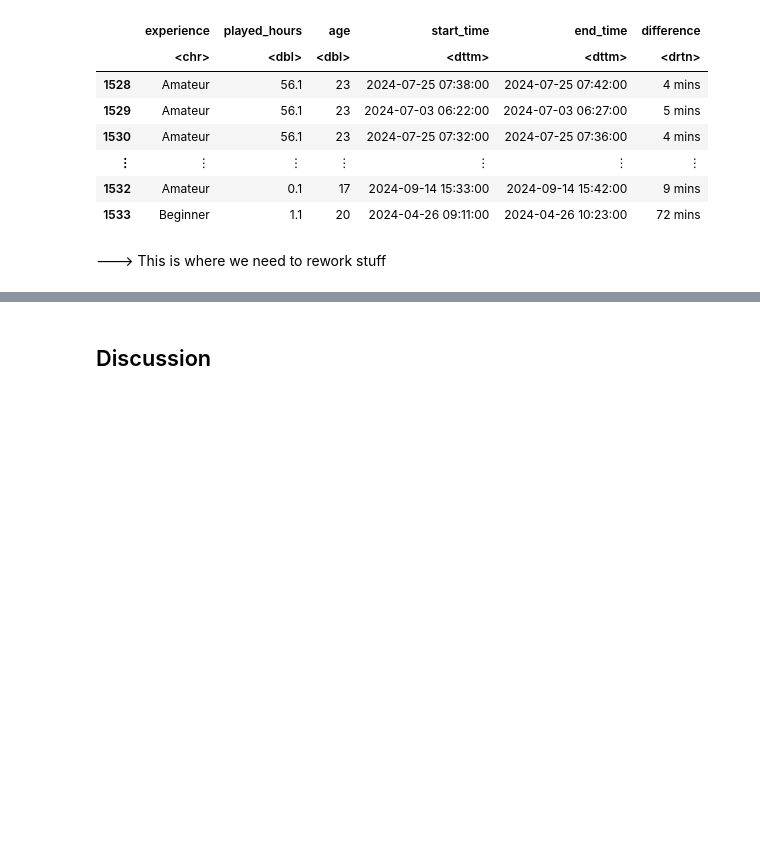
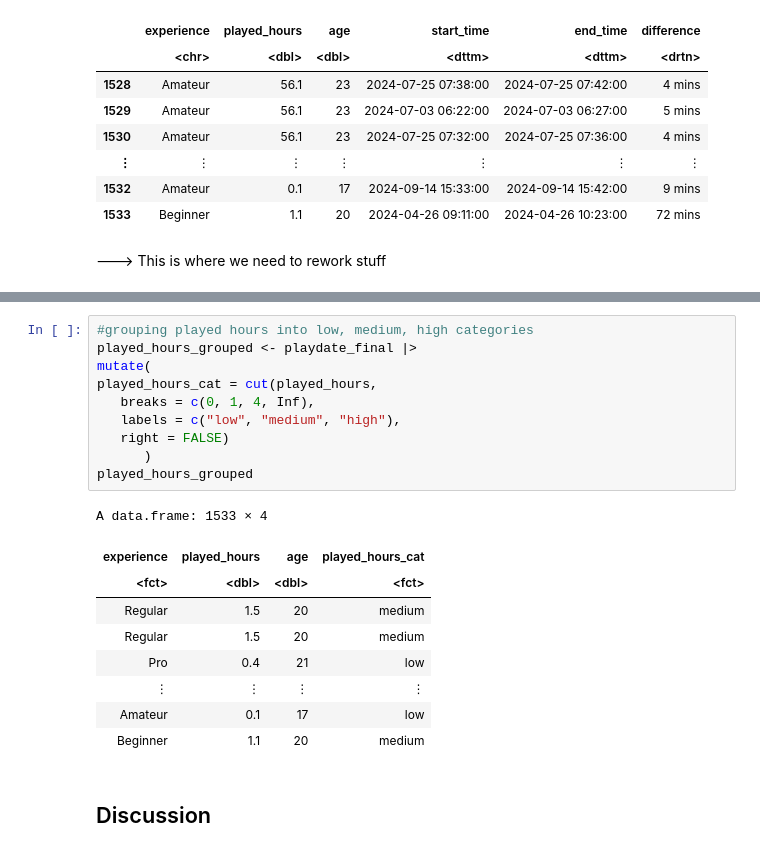
Before and after one commit to EtanSun/DSCI_100_Project, a Jupyter notebook: project.ipynb, the cells around one changed output, grey strips where cells are left out. Saved outputs shown, nothing was run; the diff lists cells and outputs as text; blank space fills up the shorter version.

```diff
--- a/project.ipynb
+++ b/project.ipynb
@@ -230,3 +214,23 @@ A data.frame: 6 × 6
+# %%
+#grouping played hours into low, medium, high categories
+played_hours_grouped <- playdate_final |>
+mutate(
+played_hours_cat = cut(played_hours,
+   breaks = c(0, 1, 4, Inf),
+   labels = c("low", "medium", "high"),
+   right = FALSE)
+      )
+played_hours_grouped
+# %% [output]
+A data.frame: 1533 × 4
+| experience | played_hours | age | played_hours_cat |
+| <fct> | <dbl> | <dbl> | <fct> |
+| Regular | 1.5 | 20 | medium |
+| Regular | 1.5 | 20 | medium |
+| Pro | 0.4 | 21 | low |
+| ⋮ | ⋮ | ⋮ | ⋮ |
+| Amateur | 0.1 | 17 | low |
+| Beginner | 1.1 | 20 | medium |
 # %% [markdown]
 ## Discussion
 # %% [markdown]
```
Also changed, not shown: parts of 5 cells of this notebook.
